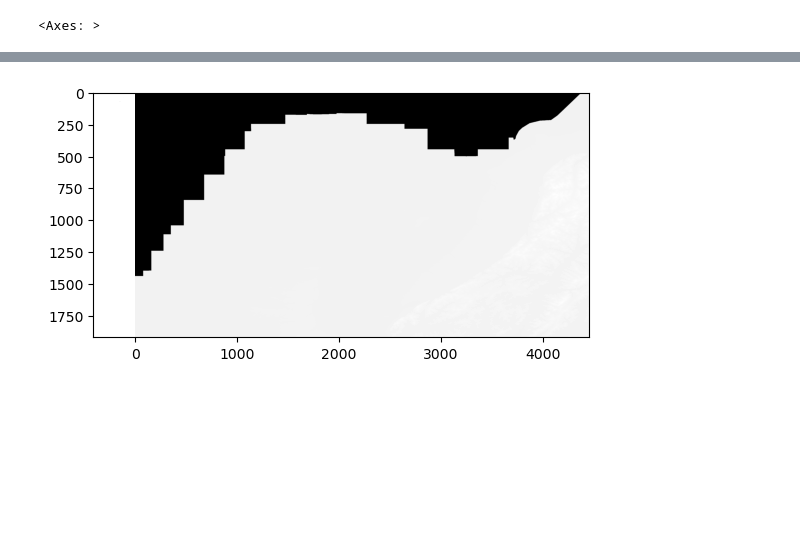
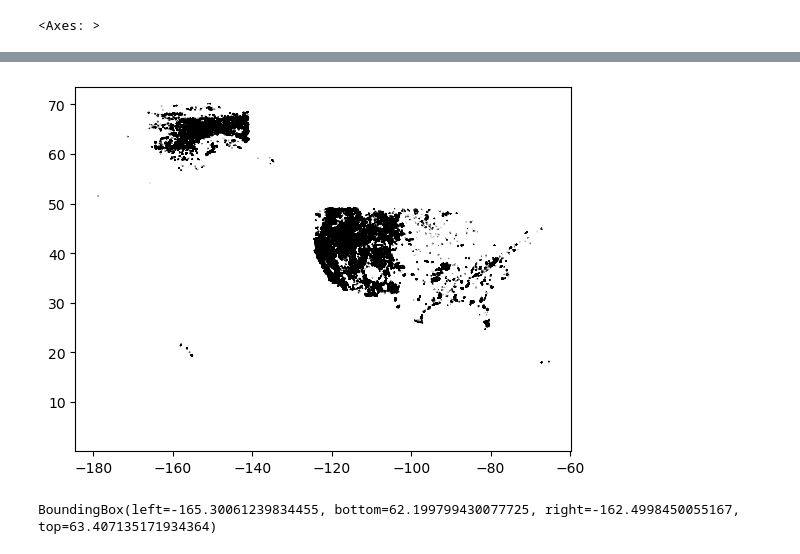
Before and after one commit to cmanna75/wildfire_susceptibility, a Jupyter notebook: Wildfire_Susceptibility.ipynb, the cells around one changed output, grey strips where cells are left out. Saved outputs shown, nothing was run; the diff lists cells and outputs as text; code cells hidden in the pictures; blank space fills up the shorter version.

Commit message:
imported all data

```diff
--- a/Wildfire_Susceptibility.ipynb
+++ b/Wildfire_Susceptibility.ipynb
@@ -89,7 +88,7 @@ points_2000 = gpd.read_file('Data/wildfire_history/AgencyHistoricFirePerimeters_
 #points_earlier = gpd.read_file('Data/wildfire_history/AgencyHistoricFirePerimeters_1979_Earlier/AgencyHistoricFirePerimeters_1979_Earlier.shp')
 # %%
 #combine all wildfire history
-wildfire_points = gpd.GeoDataFrame(pd.concat([points_2020,points_2010,points_2000]))
+wildfire_points = gpd.GeoDataFrame(pd.concat([points_2020,points_2010,points_2000],ignore_index = True))
 #wildfire_points = gpd.GeoDataFrame(pd.concat([points_2020,points_2010,points_2000,points_1990,points_1980,points_earlier]))
 wildfire_points
 # %% [output]
@@ -108,7 +107,15 @@ wildfire_points
 47973 rows × 19 columns
 # %%
-plt.imshow(Elev_arr, cmap = 'gray')
-wildfire_points.plot(ax = plt.gca())
+#plt.imshow(test_arr, cmap = 'gray')
+f ,ax = plt.subplots()
+tiff_extent = [Elev.bounds[0], Elev.bounds[2], Elev.bounds[1], Elev.bounds[3]]
+#show(Elev.read(1),extent = tiff_extent, ax = ax )
+#ax = plt.gca()
+wildfire_points.plot(facecolor = 'w', edgecolor = 'k', ax = ax)#ax = plt.gca())
 plt.show()
 # %% [output]
-[figure, old version]
+[figure, new version]
+# %%
+print(Elev.bounds)
+# %% [output]
+BoundingBox(left=-165.30061239834455, bottom=62.199799430077725, right=-162.4998450055167, top=63.407135171934364)
```
Also changed, not shown: parts of 9 cells of this notebook.
